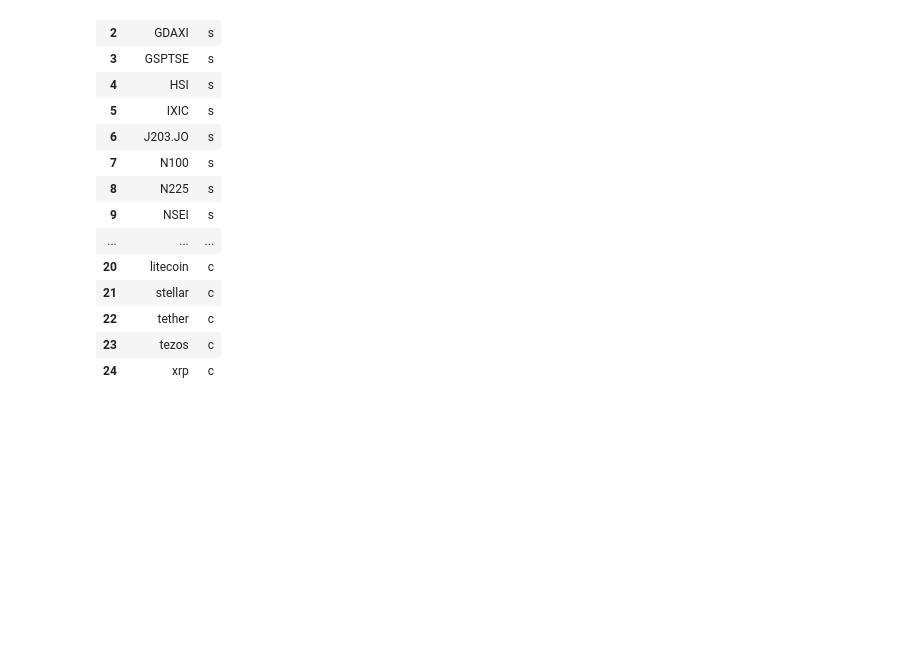
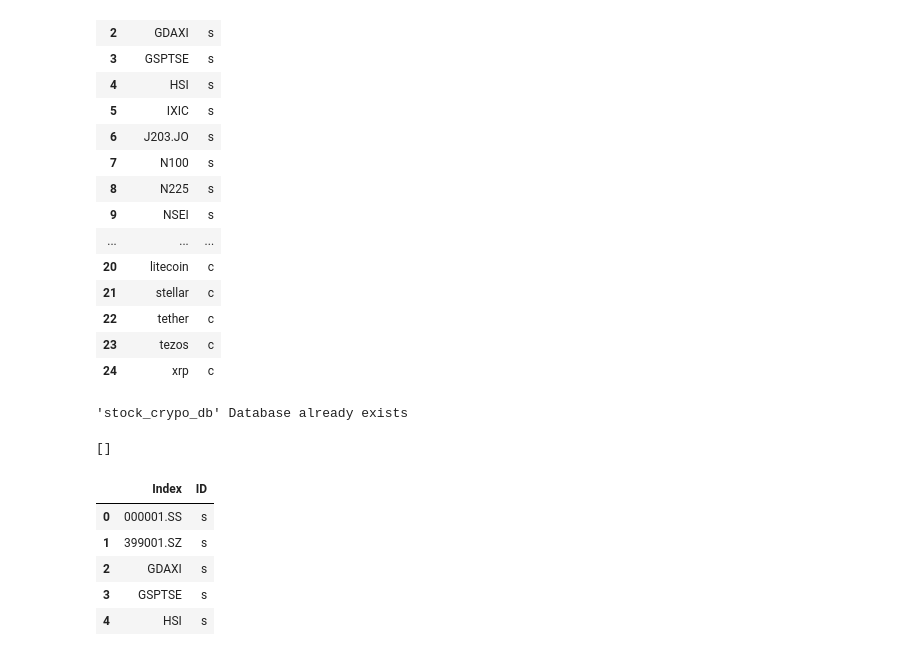
Before and after one commit to scaldwell545/project-2-local, a Jupyter notebook: sam_main.ipynb, the cells around one changed output. Saved outputs shown, nothing was run; the diff lists cells and outputs as text; code cells hidden in the pictures; blank space fills up the shorter version.

```diff
--- a/cleaning_main.ipynb
+++ b/sam_main.ipynb
@@ -216,0 +223,38 @@ final_df.to_csv("Resources/mergedData.csv", index=False)
+# %%
+## establishing the connection with database. This checks whether or not the database exists before creation. If it is,
+## it will tell you. Then move onto the next cell
+
+conn = None
+try:
+    conn = psycopg2.connect(
+       database="postgres", user='postgres', password=password, host='127.0.0.1', port= '5432'
+    )
+    conn.autocommit = True
+except:
+    print('Database not connected.')
+
+if conn is not None:
+    conn.autocommit = True
+
+    #Creating a cursor object
+    cursor = conn.cursor()
+
+    cursor.execute("SELECT datname FROM pg_database;")
+
+    list_database = cursor.fetchall()
+    database_name = 'stock_crypo_db'
+
+    if (database_name,) in list_database:
+        print(f"'{database_name}' Database already exists")
+    else:
+        #Preparing query to create a database
+        sql = '''CREATE database stock_crypo_db''';
+
+        #Creating a database
+        cursor.execute(sql)
+        print("Database created successfully........")
+
+#Closing the connection
+conn.close()
+# %% [output]
+'stock_crypo_db' Database already exists
@@ -216,0 +265,16 @@ final_df.to_csv("Resources/mergedData.csv", index=False)
+# %%
+## Check to see if there are any tables already in the database
+engine.table_names()
+# %% [output]
+[]
+# %%
+## Now let's put our index ID into a table and read
+index_df.to_sql(name='index_id', con=engine, if_exists='replace', index=False)
+pd.read_sql_query('select * from index_id', con=engine).head()
+# %% [output]
+|  | Index | ID |
+| 0 | 000001.SS | s |
+| 1 | 399001.SZ | s |
+| 2 | GDAXI | s |
+| 3 | GSPTSE | s |
+| 4 | HSI | s |
```
Also changed, not shown: parts of 6 cells of this notebook, 2 other files.
